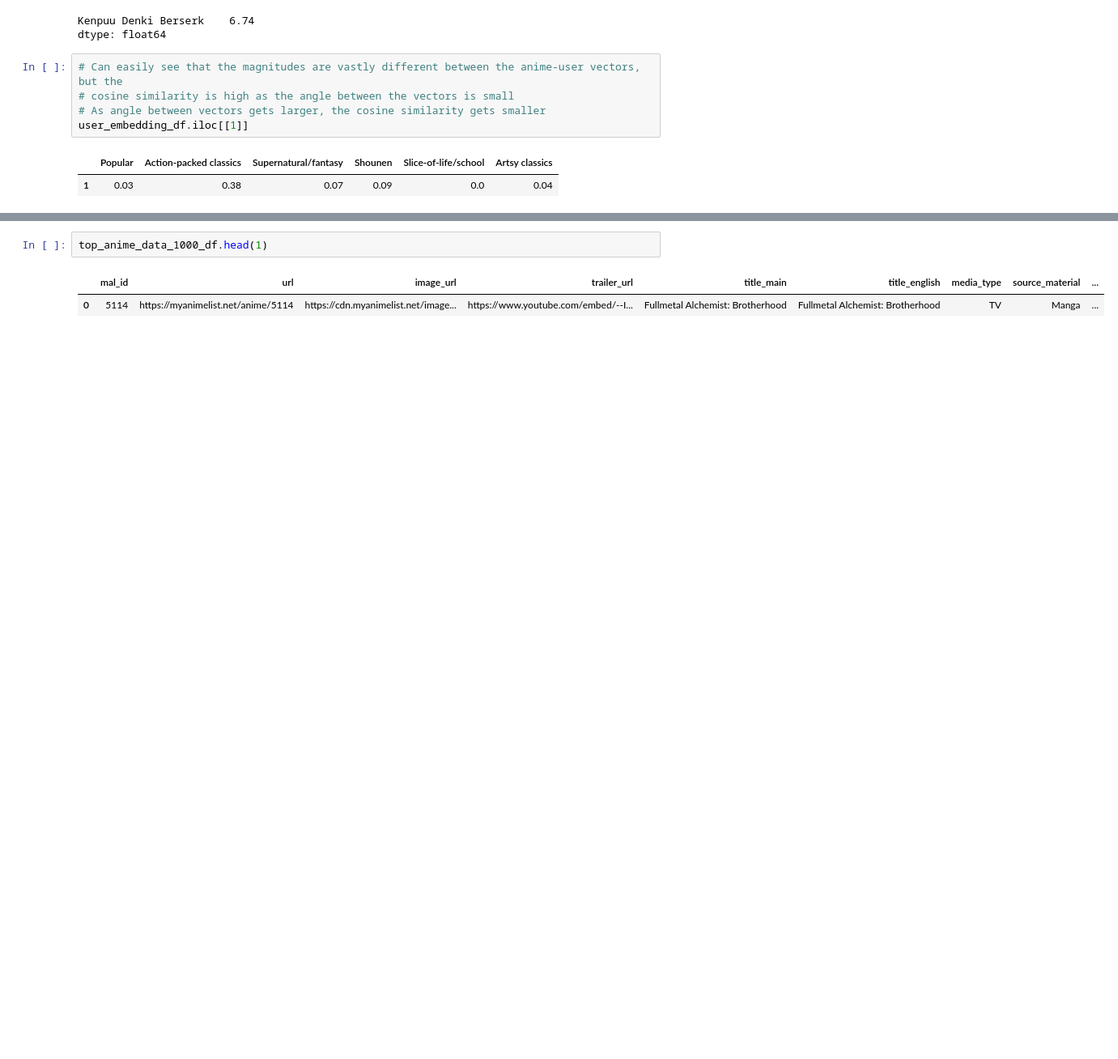
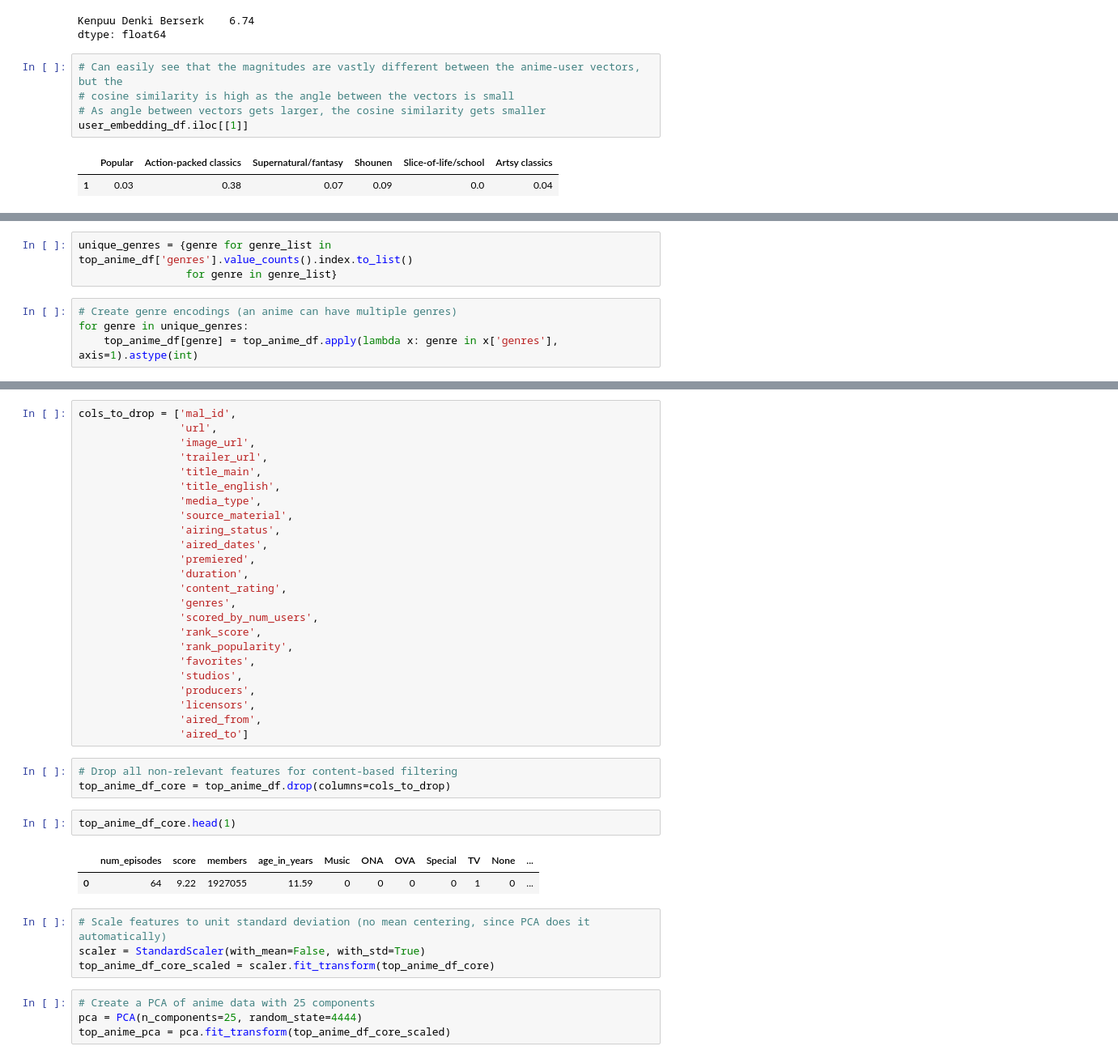
Before and after one commit to binh748/anime-recommender, a Jupyter notebook: notebooks/modeling.ipynb, the cells around one changed output, grey strips where cells are left out. Shown at 81% size. Saved outputs shown, nothing was run; the diff lists cells and outputs as text; blank space fills up the shorter version.

Commit message:
Making good progress on content-based filtering recommender

```diff
--- a/notebooks/modeling.ipynb
+++ b/notebooks/modeling.ipynb
@@ -441,0 +449,7 @@ with open('../pickles/top_anime_data_1000_df.pkl', 'rb') as read_file:
+# %%
+unique_genres = {genre for genre_list in top_anime_df['genres'].value_counts().index.to_list()
+                 for genre in genre_list}
+# %%
+# Create genre encodings (an anime can have multiple genres)
+for genre in unique_genres:
+    top_anime_df[genre] = top_anime_df.apply(lambda x: genre in x['genres'], axis=1).astype(int)
@@ -462,5 +495,40 @@ memory usage: 187.6+ KB
+# %%
+cols_to_drop = ['mal_id',
+                'url',
+                'image_url',
+                'trailer_url',
+                'title_main',
+                'title_english',
+                'media_type',
+                'source_material',
+                'airing_status',
+                'aired_dates',
+                'premiered',
+                'duration',
+                'content_rating',
+                'genres',
+                'scored_by_num_users',
+                'rank_score',
+                'rank_popularity',
+                'favorites',
+                'studios',
+                'producers',
+                'licensors',
+                'aired_from',
+                'aired_to']
+# %%
+# Drop all non-relevant features for content-based filtering
+top_anime_df_core = top_anime_df.drop(columns=cols_to_drop)
 # %%
-top_anime_data_1000_df.head(1)
+top_anime_df_core.head(1)
 # %% [output]
-|  | mal_id | url | image_url | trailer_url | title_main | title_english | media_type | source_material | ... |
-| 0 | 5114 | https://myanimelist.net/anime/5114 | https://cdn.myanimelist.net/image... | https://www.youtube.com/embed/--I... | Fullmetal Alchemist: Brotherhood | Fullmetal Alchemist: Brotherhood | TV | Manga | ... |
+|  | num_episodes | score | members | age_in_years | Music | ONA | OVA | Special | TV | None | ... |
+| 0 | 64 | 9.22 | 1927055 | 11.59 | 0 | 0 | 0 | 0 | 1 | 0 | ... |
+# %%
+# Scale features to unit standard deviation (no mean centering, since PCA does it automatically)
+scaler = StandardScaler(with_mean=False, with_std=True)
+top_anime_df_core_scaled = scaler.fit_transform(top_anime_df_core)
+# %%
+# Create a PCA of anime data with 25 components
+pca = PCA(n_components=25, random_state=4444)
+top_anime_pca = pca.fit_transform(top_anime_df_core_scaled)
```
Also changed, not shown: parts of 21 cells of this notebook, 1 other file.
